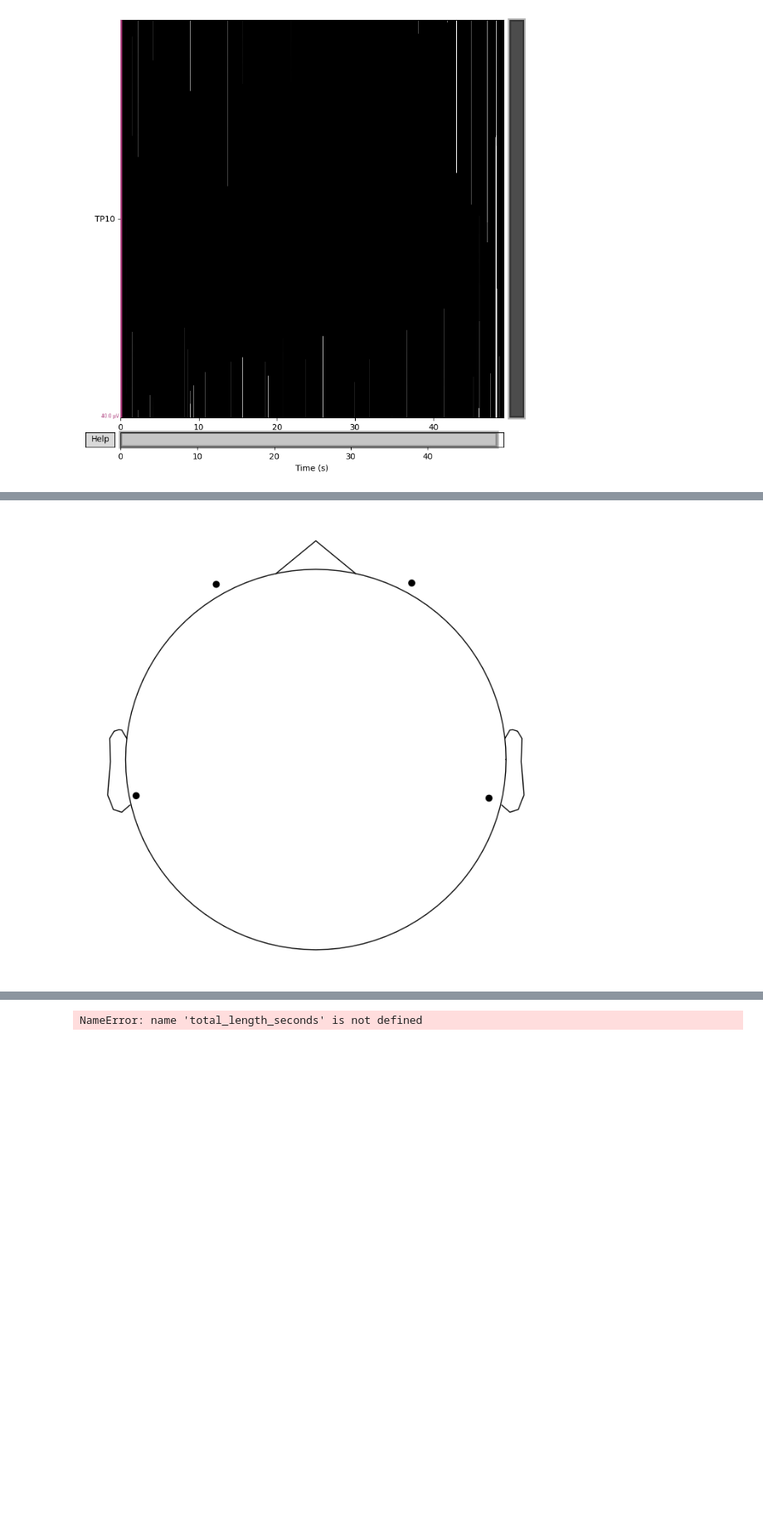
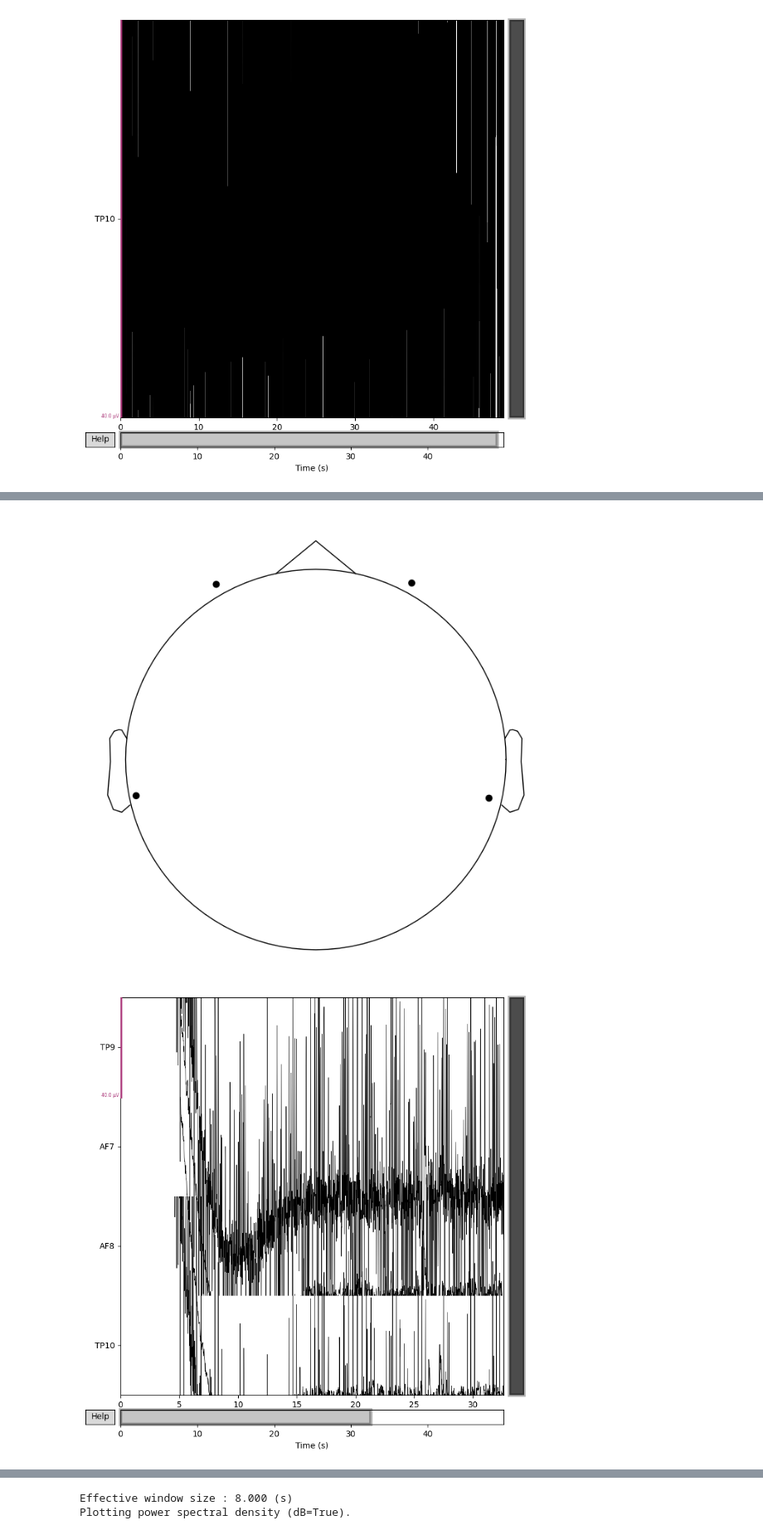
Before and after one commit to mseitzdev/MuseCrocMobile_Analysis, a Jupyter notebook: MNE_Test.ipynb, the cells around one changed output, grey strips where cells are left out. Shown at 83% size. Drawn from its saved outputs; the diff is of its cells as text; code cells hidden in the pictures; blank space fills up the shorter version.

```diff
--- a/MNE_Test.ipynb
+++ b/MNE_Test.ipynb
@@ -15,6 +15,10 @@ file_path = "2025-08-16_15_12_26_Muse_Recording.csv"
 df = pd.read_csv(file_path)
 df.head()
 
+#total length of file in s
+total_length_ms = df['ms_ELAPSED'].iloc[-1]
+total_length_seconds = total_length_ms / 1000
+
 for col_name in df.columns:
     print(col_name)
 
@@ -177,32 +181,31 @@ filtered_raw.plot(start=0, duration=total_length_seconds);  # times are in secon
 #plot just the middle
 filtered_raw.plot(start=(total_length_seconds / 4), duration= (total_length_seconds / 4 * 3));  # times are in seconds
 
 #plot EEG by electrode
 filtered_raw.plot(duration=total_length_seconds, n_channels=1, picks="TP9")
 filtered_raw.plot(duration=total_length_seconds, n_channels=1, picks="AF7")
 filtered_raw.plot(duration=total_length_seconds, n_channels=1, picks="AF8")
 filtered_raw.plot(duration=total_length_seconds, n_channels=1, picks="TP10")
-filtered_raw.plot(duration=total_length_seconds, n_channels=1, picks="C3") #AUX Left
-filtered_raw.plot(duration=total_length_seconds, n_channels=1, picks="C4") #AUX right
 
 #Plot PSD, max freq is our nyquist freq
 filtered_raw.compute_psd(fmax=60).plot(picks="data", exclude="bads", amplitude=False)
 # %% [output]
 Filtering raw data in 1 contiguous segment
 Setting up band-pass filter from 0.1 - 30 Hz
 
 FIR filter parameters
 ---------------------
 Designing a one-pass, zero-phase, non-causal bandpass filter:
 - Windowed time-domain design (firwin) method
 - Hamming window with 0.0194 passband ripple and 53 dB stopband attenuation
 - Lower passband edge: 0.10
 - Lower transition bandwidth: 0.10 Hz (-6 dB cutoff frequency: 0.05 Hz)
 - Upper passband edge: 30.00 Hz
 - Upper transition bandwidth: 7.50 Hz (-6 dB cutoff frequency: 33.75 Hz)
 ... (12 lines left out)
  projs: []
  sfreq: 256.0 Hz
 >
 <RawArray | 4 x 12767 (49.9 s), ~410 KiB, data loaded>
 [figure]
+[figure, added]
@@ -209 +217,2 @@ Designing a one-pass, zero-phase, non-causal bandpass filter:
-NameError: name 'total_length_seconds' is not defined
+Effective window size : 8.000 (s)
+Plotting power spectral density (dB=True).
```
Also changed, not shown: parts of 1 cell of this notebook.
